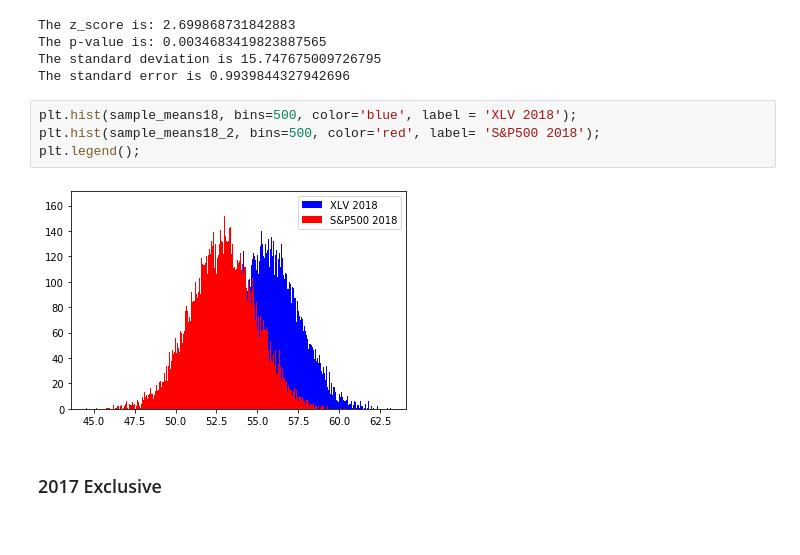
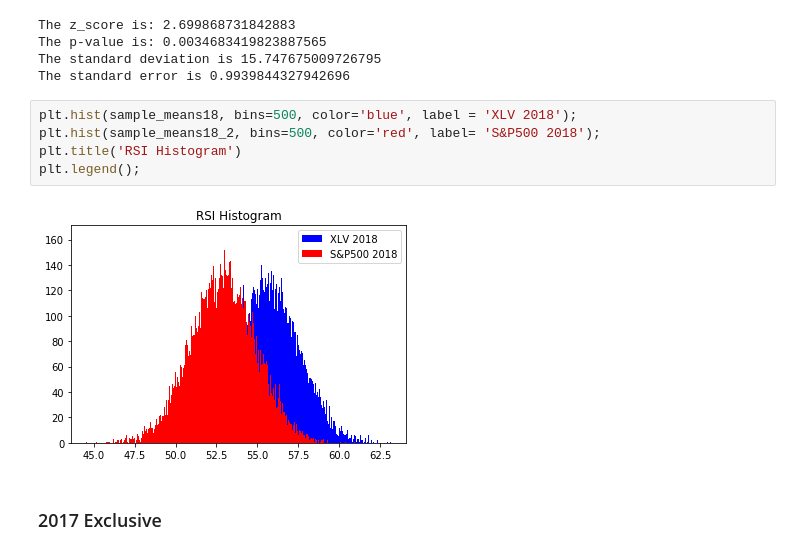
Before and after one commit to andrewcole33/etf_hypothesis_testing, a Jupyter notebook: mod3projectstats.ipynb, the cells around one changed output. Cells and saved outputs as stored; diff of their text form.

```diff
--- a/mod3projectstats.ipynb
+++ b/mod3projectstats.ipynb
@@ -153,9 +154,10 @@ The standard error is 0.9939844327942696
 # %%
 plt.hist(sample_means18, bins=500, color='blue', label = 'XLV 2018');
 plt.hist(sample_means18_2, bins=500, color='red', label= 'S&P500 2018');
+plt.title('RSI Histogram')
 plt.legend();
 # %% [output]
-[figure, old version]
+[figure, new version]
 # %% [markdown]
 ### 2017 Exclusive
 # %%
```
Also changed, not shown: parts of 31 cells of this notebook, 1 other file.
